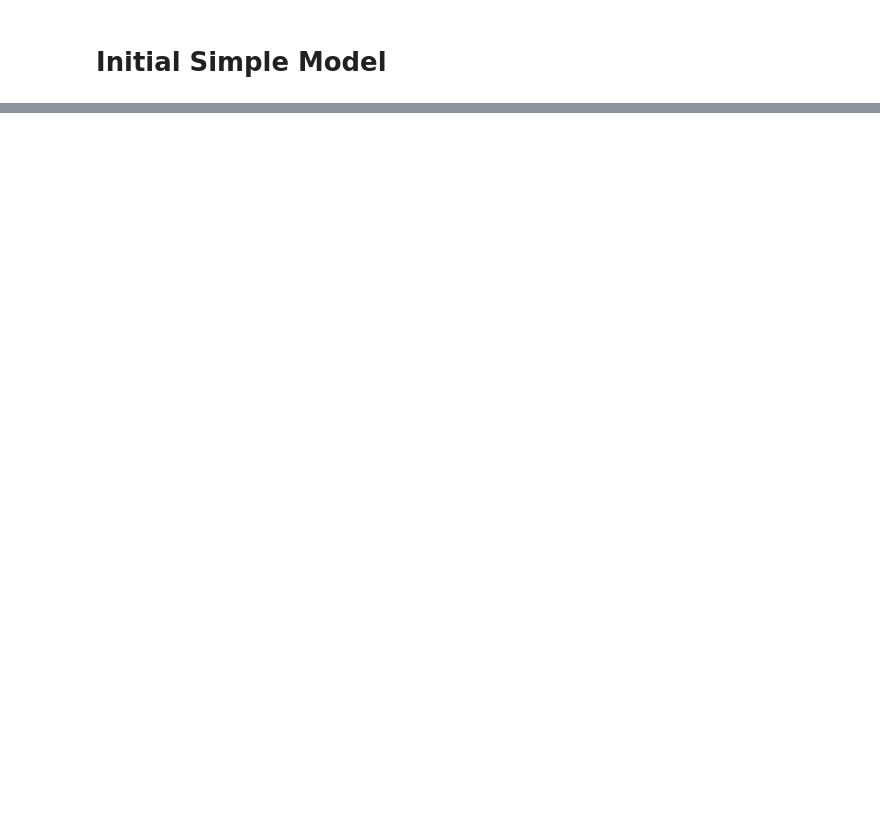
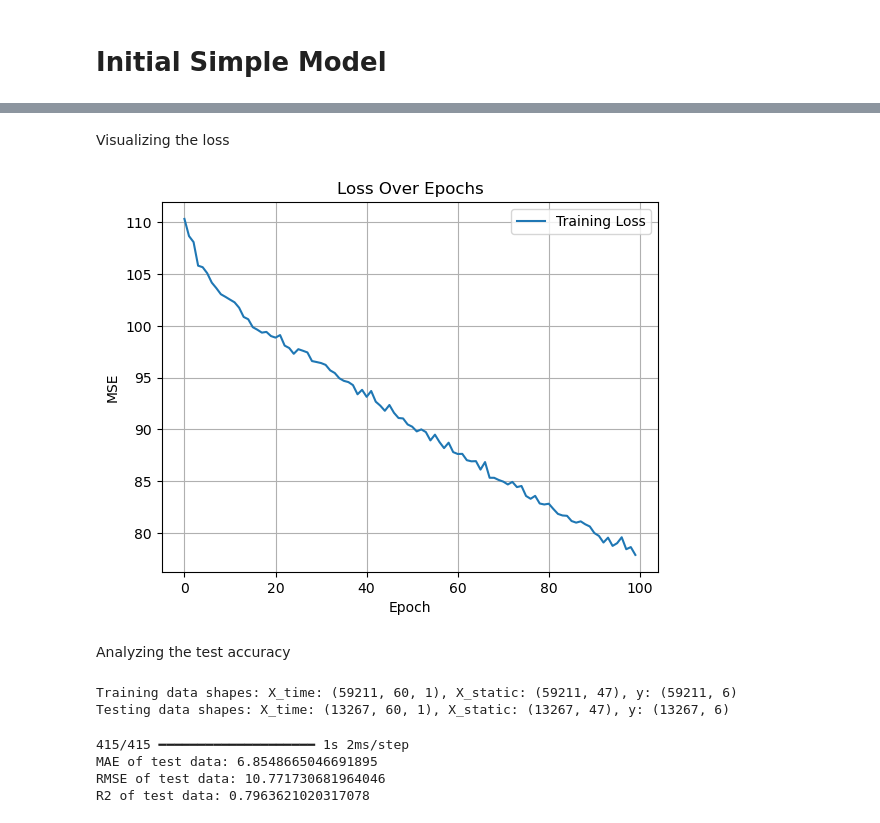
Before and after one commit to AsaAdomatis/DS780-Project, a Jupyter notebook: starter_code_cnn.ipynb, the cells around one changed output, grey strips where cells are left out. Drawn from its saved outputs; the diff is of its cells as text; code cells hidden in the pictures; blank space fills up the shorter version.

```diff
--- a/starter_code_cnn.ipynb
+++ b/starter_code_cnn.ipynb
@@ -184,0 +436,30 @@ X_test[0].shape, y_test[0].shape, prediction[0].shape
+# %%
+y_train_delta = transform_delta_from_last(X_train_time, y_train)
+# %%
+from tensorflow.keras.layers import Concatenate
+from tensorflow.keras.models import Model
+
+# time series features input
+time_series_input = Input(shape=(sequence_length, 1), name='time_series_input')
+x = Conv1D(32, kernel_size=3, activation='relu')(time_series_input)
+x = MaxPooling1D(pool_size=2)(x)
+x = Conv1D(64, kernel_size=3, activation='relu')(x)
+x = MaxPooling1D(pool_size=2)(x)
+x = GlobalMaxPooling1D()(x)
+
+# static features input
+num_static_features = X_train_static.shape[1]
+static_input = Input(shape=(num_static_features,), name='static_input')
+s = Dense(64, activation='relu')(static_input)
+s = Dense(128, activation='relu')(s)
+
+# Merging the input branches
+merged = Concatenate()([x, s])
+out = Dense(256, activation='relu')(merged)
+out = Dense(256, activation='relu')(out)
+out = Dense(target_offset)(out)
+
+model = Model(inputs=[time_series_input, static_input], outputs=out)
+model.compile(optimizer='adam', loss='mse', metrics=['mse','mae'])
+# %%
+history = model.fit([X_train_time, X_train_static], y_train_delta, epochs=100, batch_size=32, validation_split=0.2)
@@ -184,0 +484,39 @@ X_test[0].shape, y_test[0].shape, prediction[0].shape
+# %% [markdown]
+Visualizing the loss
+# %%
+plt.plot(history.history['loss'], label='Training Loss')
+plt.xlabel('Epoch')
+plt.ylabel('MSE')
+plt.title('Loss Over Epochs')
+plt.legend()
+plt.grid(True)
+plt.show()
+# %% [output]
+[figure, added]
+# %% [markdown]
+Analyzing the test accuracy
+# %%
+X_test_time, X_test_static, y_test, _, _ = split_dynamic_static_inputs(test_data, sequence_length, static_cols=static_cols)
+y_test_delta = transform_delta_from_last(X_test_time, y_test)
+
+# Printing training data shapes and testing data shapes
+print(f"Training data shapes: X_time: {X_train_time.shape}, X_static: {X_train_static.shape}, y: {y_train_delta.shape}")
+print(f"Testing data shapes: X_time: {X_test_time.shape}, X_static: {X_test_static.shape}, y: {y_test_delta.shape}")
+# %% [output]
+Training data shapes: X_time: (59211, 60, 1), X_static: (59211, 47), y: (59211, 6)
+Testing data shapes: X_time: (13267, 60, 1), X_static: (13267, 47), y: (13267, 6)
+# %%
+y_pred = model.predict([X_test_time, X_test_static])
+y_pred = inverse_transform_delta_from_last(X_test_time, y_pred)
+mae = mean_absolute_error(y_test, y_pred)
+mse = mean_squared_error(y_test, y_pred)
+r2 = r2_score(y_test, y_pred)
+print("MAE of test data:", mae)
+print("RMSE of test data:", mse**0.5)
+print("R2 of test data:", r2)
+# Visualizing the static predicitons
+# %% [output]
+415/415 ━━━━━━━━━━━━━━━━━━━━ 1s 2ms/step
+MAE of test data: 6.8548665046691895
+RMSE of test data: 10.771730681964046
+R2 of test data: 0.7963621020317078
```
Also changed, not shown: parts of 48 cells of this notebook.
